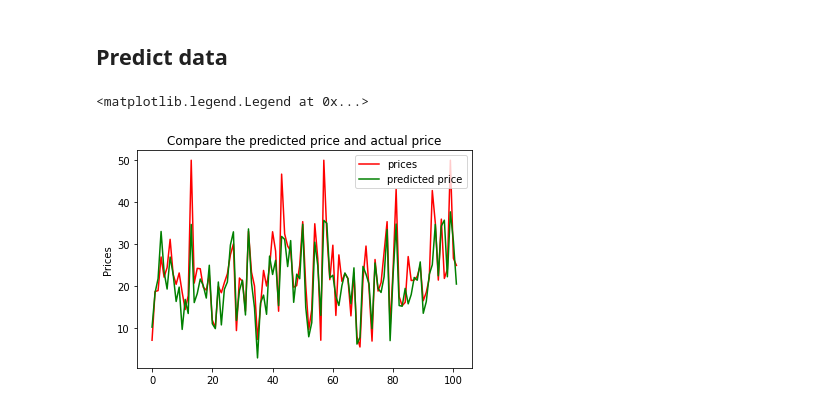
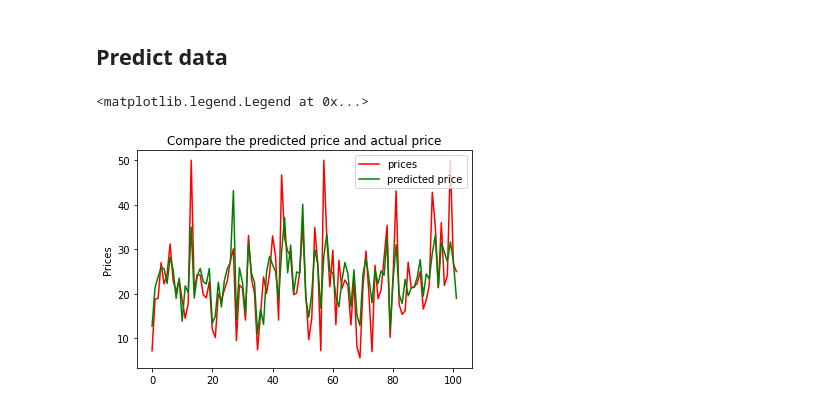
Before and after one commit to LoniQin/deep_learning_notebooks, a Jupyter notebook: tensorflow/HousePricePredictorUsingHuberLoss.ipynb, the cells around one changed output. Cells and saved outputs as stored; diff of their text form; code cells hidden in the pictures.

```diff
--- a/tensorflow/HousePricePredictorUsingHuberLoss.ipynb
+++ b/tensorflow/HousePricePredictorUsingHuberLoss.ipynb
@@ -55,8 +45,10 @@ class HuberLoss(Loss):
 model = keras.models.Sequential([
     keras.layers.InputLayer((13, )),
     keras.layers.Dense(32, activation='relu'),
+    keras.layers.Dense(32, activation='relu'),
+    keras.layers.Dense(32, activation='relu'),
     keras.layers.Dense(1)
 ])
-model.compile(optimizer='adam', loss=HuberLoss())
+model.compile(optimizer='adam', loss=HuberLoss(), metrics=["mape", "mae"])
 model.summary()
 # %% [output]
@@ -74,5 +70,6 @@ Non-trainable params: 0
 _________________________________________________________________
 # %% [markdown]
 ## Train the Nerual Network
-# %%
-history = model.fit(x_train_scaled, y_train_scaled, epochs=500, validation_data=(x_test_scaled, y_test_scaled), batch_size=16, verbose=0)
+# %%
+early_stop = tf.keras.callbacks.EarlyStopping(patience=10)
+history = model.fit(x_train, y_train, epochs=500, validation_data=(x_test, y_test), batch_size=16, verbose=1, callbacks=[early_stop])
@@ -95,11 +104,13 @@ y_test_predicted = scaler.inverse_transform(model.predict(x_test_scaled))
+# %%
+y_pred = model.predict(x_test)
 # %%
 fig, ax = plt.subplots()
 x = np.arange(y_test.shape[0])
 ax.plot(y_test, label='prices', color='r')
-ax.plot(y_test_predicted, label='predicted price', color='g')
+ax.plot(y_pred, label='predicted price', color='g')
 ax.set_ylabel('Prices')
 ax.set_title("Compare the predicted price and actual price")
 ax.legend()
 # %% [output]
 <matplotlib.legend.Legend at 0x...>
-[figure, old version]
+[figure, new version]
```
Also changed, not shown: parts of 8 cells of this notebook.
